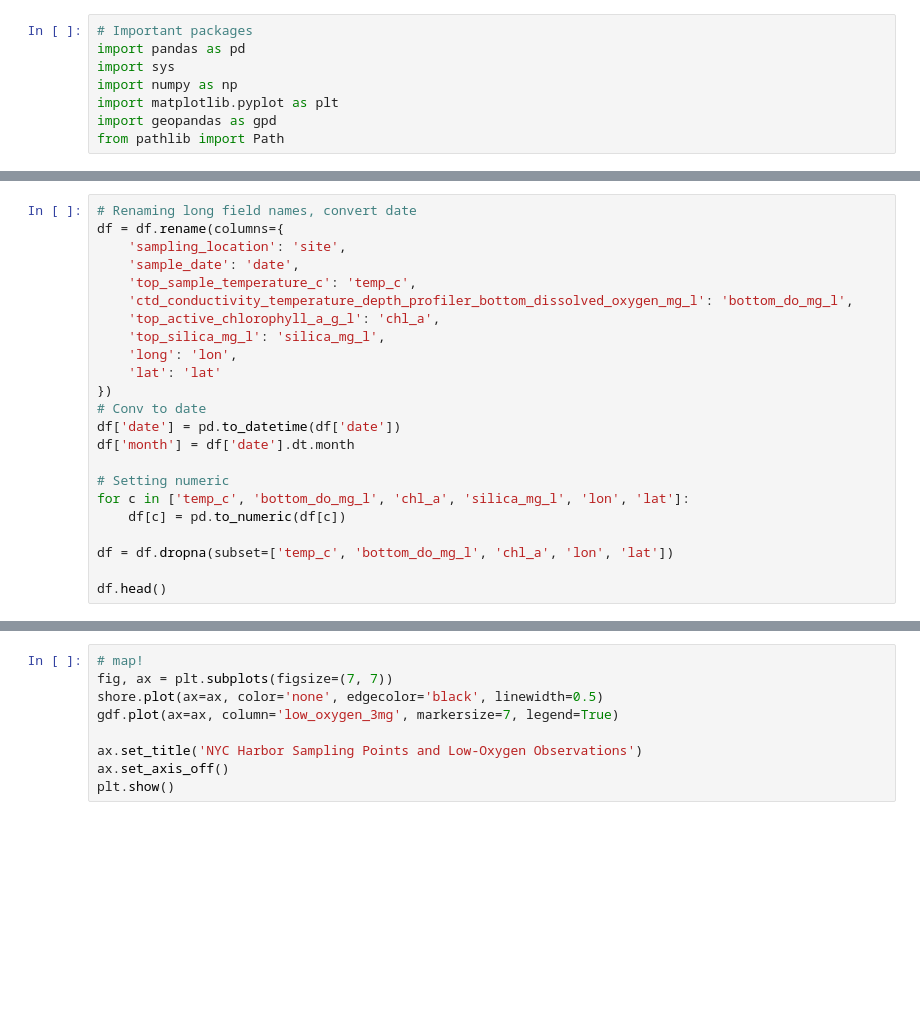
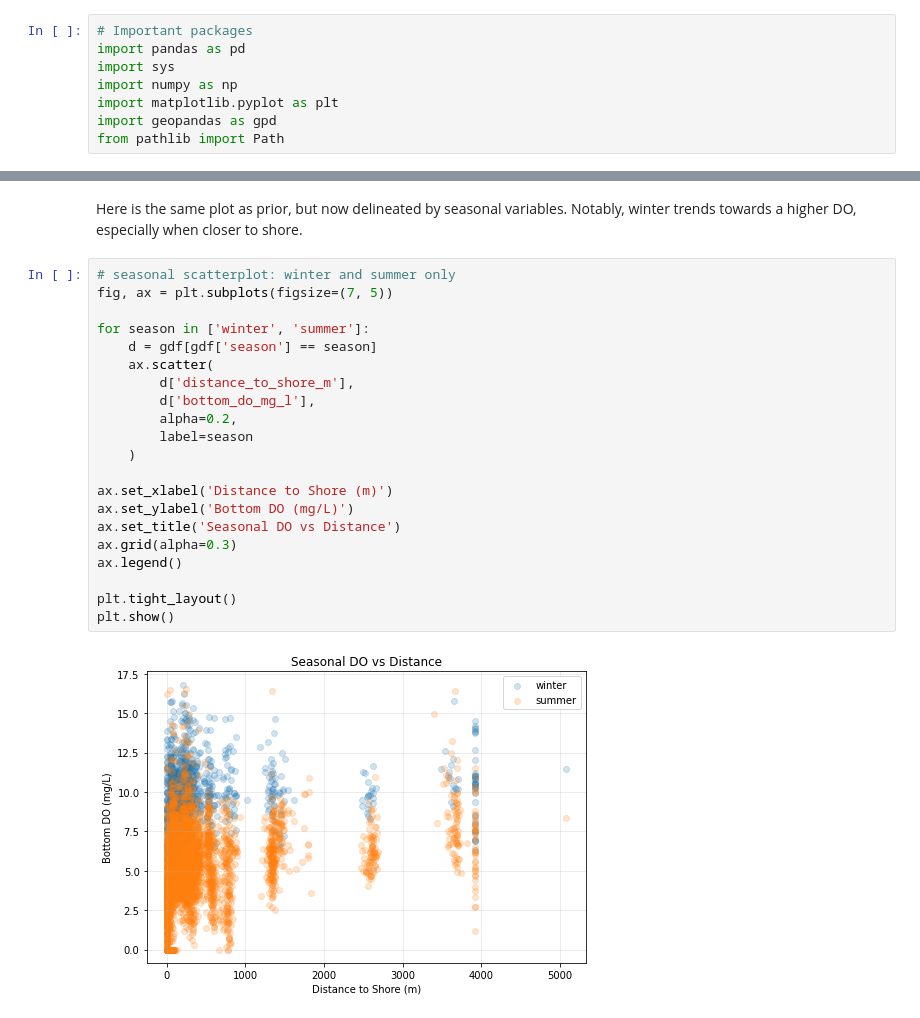
Before and after one commit to gamfeld/midterm-7, a Jupyter notebook: proj7-midterm.ipynb, the cells around one changed output, grey strips where cells are left out. Cells and saved outputs as stored; diff of their text form; blank space fills up the shorter version.

```diff
--- a/proj7-midterm.ipynb
+++ b/proj7-midterm.ipynb
@@ -120,23 +151,0 @@ Now that the relevant harbor fields are loaded, I will simplify the column names
-# %%
-# Renaming long field names, convert date
-df = df.rename(columns={
-    'sampling_location': 'site',
-    'sample_date': 'date',
-    'top_sample_temperature_c': 'temp_c',
-    'ctd_conductivity_temperature_depth_profiler_bottom_dissolved_oxygen_mg_l': 'bottom_do_mg_l',
-    'top_active_chlorophyll_a_g_l': 'chl_a',
-    'top_silica_mg_l': 'silica_mg_l',
-    'long': 'lon',
-    'lat': 'lat'
-})
-# Conv to date
-df['date'] = pd.to_datetime(df['date'])
-df['month'] = df['date'].dt.month
-
-# Setting numeric
-for c in ['temp_c', 'bottom_do_mg_l', 'chl_a', 'silica_mg_l', 'lon', 'lat']:
-    df[c] = pd.to_numeric(df[c])
-
-df = df.dropna(subset=['temp_c', 'bottom_do_mg_l', 'chl_a', 'lon', 'lat'])
-
-df.head()
@@ -281,9 +369,25 @@ season_space
-# %%
-# map!
-fig, ax = plt.subplots(figsize=(7, 7))
-shore.plot(ax=ax, color='none', edgecolor='black', linewidth=0.5)
-gdf.plot(ax=ax, column='low_oxygen_3mg', markersize=7, legend=True)
-
-ax.set_title('NYC Harbor Sampling Points and Low-Oxygen Observations')
-ax.set_axis_off()
-plt.show()
+# %% [markdown]
+Here is the same plot as prior, but now delineated by seasonal variables. Notably, winter trends towards a higher DO, especially when closer to shore.
+# %%
+# seasonal scatterplot: winter and summer only
+fig, ax = plt.subplots(figsize=(7, 5))
+
+for season in ['winter', 'summer']:
+    d = gdf[gdf['season'] == season]
+    ax.scatter(
+        d['distance_to_shore_m'],
+        d['bottom_do_mg_l'],
+        alpha=0.2,
+        label=season
+    )
+
+ax.set_xlabel('Distance to Shore (m)')
+ax.set_ylabel('Bottom DO (mg/L)')
+ax.set_title('Seasonal DO vs Distance')
+ax.grid(alpha=0.3)
+ax.legend()
+
+plt.tight_layout()
+plt.show()
+# %% [output]
+[figure, added]
```
Also changed, not shown: parts of 33 cells of this notebook.
